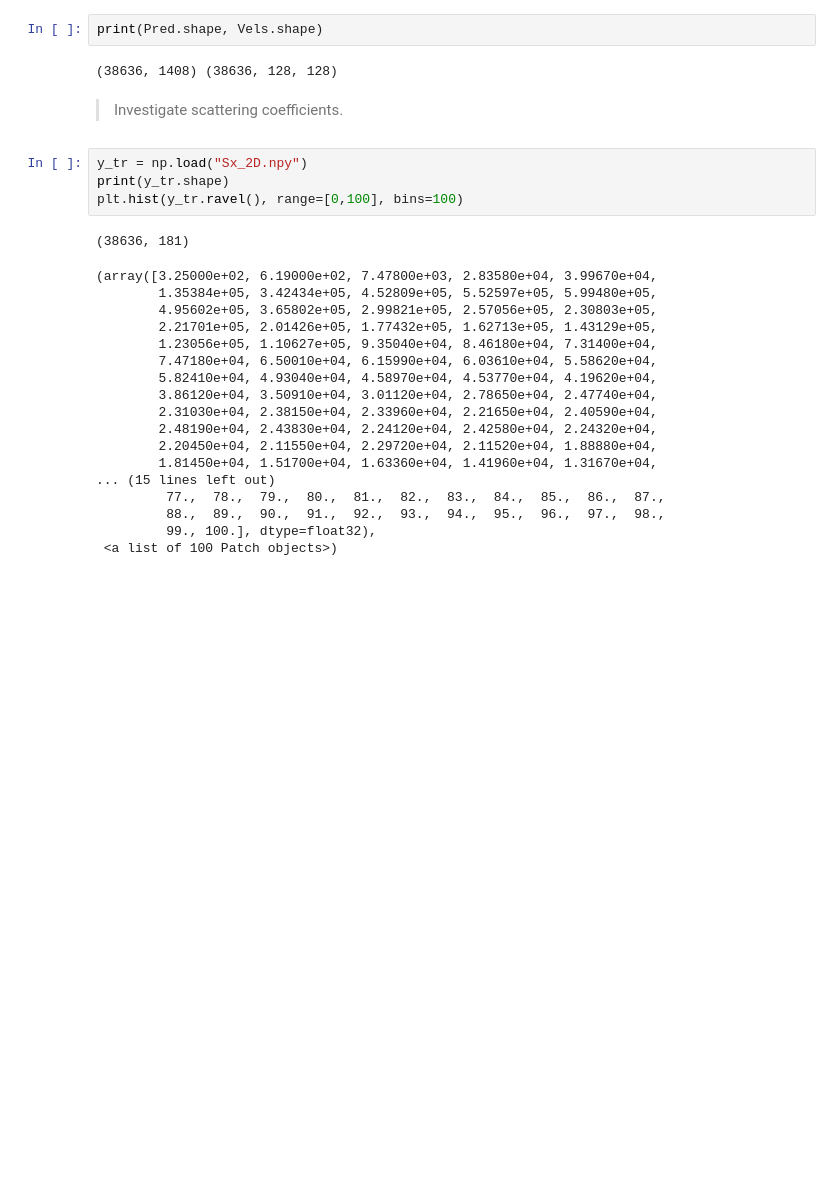
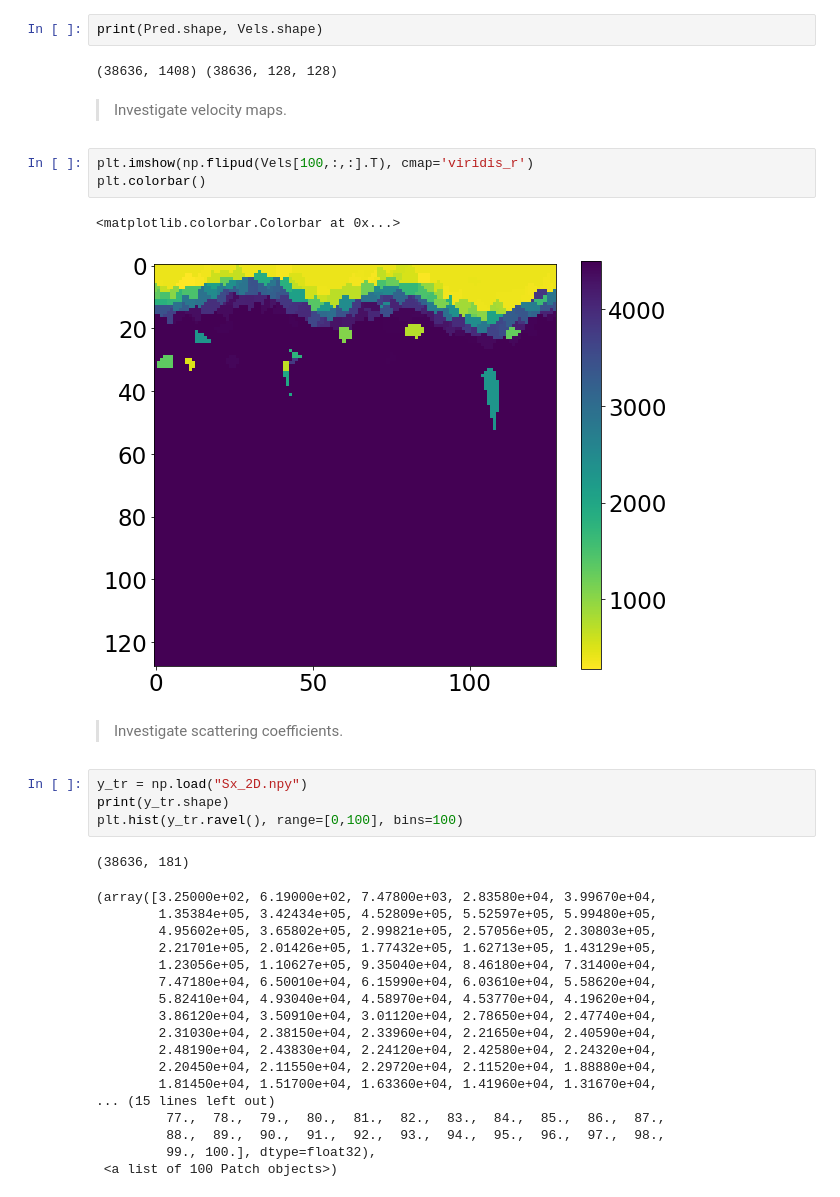
Before and after one commit to tingyuansen/Geology, a Jupyter notebook: RealNVP_Geology.ipynb, the cells around one changed output. Drawn from its saved outputs; the diff is of its cells as text; blank space fills up the shorter version.

```diff
--- a/RealNVP_Geology.ipynb
+++ b/RealNVP_Geology.ipynb
@@ -69,6 +71,14 @@ print(Pred.shape, Vels.shape)
 print(Pred.shape, Vels.shape)
 # %% [output]
 (38636, 1408) (38636, 128, 128)
+# %% [markdown]
+> Investigate velocity maps.
+# %%
+plt.imshow(np.flipud(Vels[100,:,:].T), cmap='viridis_r')
+plt.colorbar()
+# %% [output]
+<matplotlib.colorbar.Colorbar at 0x...>
+[figure, added]
 # %% [markdown]
 > Investigate scattering coefficients.
 # %%
```
Also changed, not shown: parts of 1 cell of this notebook, 1 other file.
